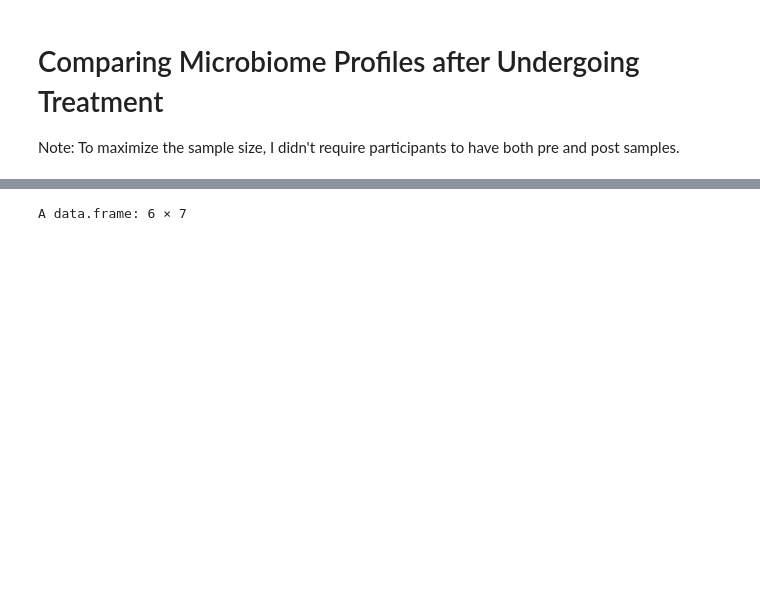
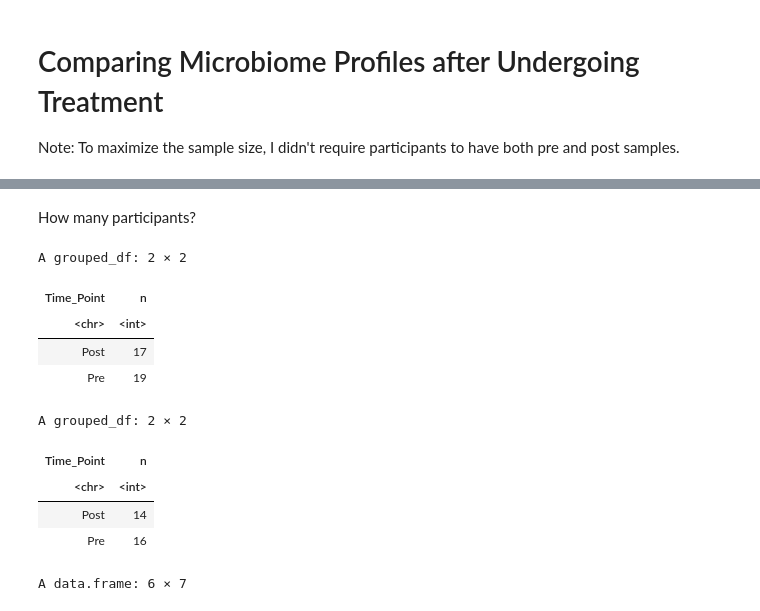
Before and after one commit to Ragerlab/P1013.-Microbiome-Peanut-Allergy, a Jupyter notebook: 5. Cluster Analyses/Cluster Analyses.ipynb, the cells around one changed output, grey strips where cells are left out. Drawn from its saved outputs; the diff is of its cells as text; code cells hidden in the pictures; blank space fills up the shorter version.

```diff
--- a/5. Cluster Analyses/Cluster Analyses.ipynb
+++ b/5. Cluster Analyses/Cluster Analyses.ipynb
@@ -349,6 +367,27 @@ A data.frame: 6 × 127
 | 4 | FS05baseline | 4 | Pre_4 | Pre | A | Failure | 3.991781 | 9.59 | ... |
 | 5 | FS0736mo | 6 | Post_6 | Post | A | Sustained Unresponsiveness | 1.419178 | 1.32 | ... |
 | 6 | FS07baseline | 6 | Pre_6 | Pre | A | Sustained Unresponsiveness | 1.419178 | 1.32 | ... |
+# %% [markdown]
+How many participants?
+# %%
+paired_saliva_df %>%
+    group_by(Time_Point) %>%
+    count()
+
+paired_stool_df %>%
+    group_by(Time_Point) %>%
+    count()
+# %% [output]
+A grouped_df: 2 × 2
+| Time_Point | n |
+| <chr> | <int> |
+| Post | 17 |
+| Pre | 19 |
+A grouped_df: 2 × 2
+| Time_Point | n |
+| <chr> | <int> |
+| Post | 14 |
+| Pre | 16 |
 # %%
 saliva_umap_paired = umap(paired_saliva_df[,c(10:ncol(paired_saliva_df))], random_state = 12)
 stool_umap_paired = umap(paired_stool_df[,c(11:ncol(paired_stool_df))], random_state = 12)
```
Also changed, not shown: parts of 1 cell of this notebook.
